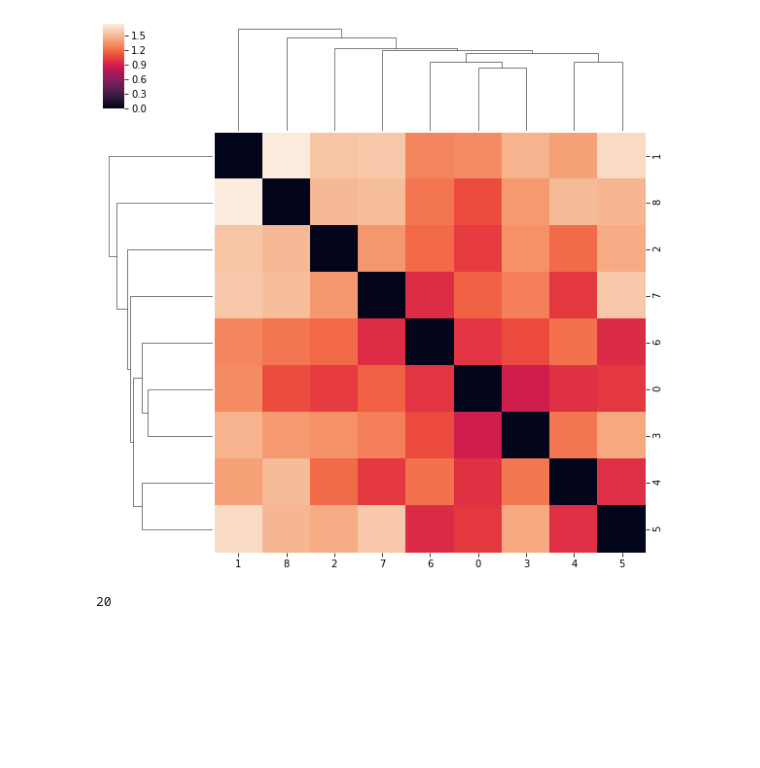
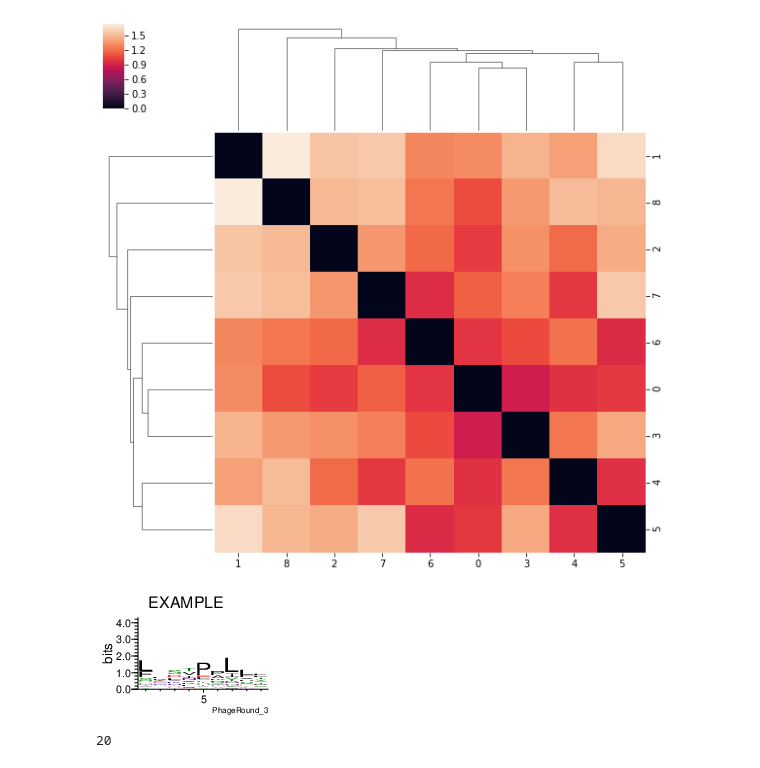
Before and after one commit to ccorbi/NGSkit, a Jupyter notebook: notebooks/1-PWM_basics.ipynb, the cells around one changed output. Drawn from its saved outputs; the diff is of its cells as text; code cells hidden in the pictures; blank space fills up the shorter version.

Commit message:
dd logogeneration to the example

```diff
--- a/notebooks/1-PWM_basics.ipynb
+++ b/notebooks/1-PWM_basics.ipynb
@@ -88,6 +89,11 @@ sns.clustermap(nk.mi_matrix(Pep_DATA).astype(float))
 # %% [output]
 <seaborn.matrix.ClusterGrid at 0x...>
 [figure]
+# %%
+nk.generate_logo(Pep_DATA, filename='pepdata', **{'fineprint':'PhageRound_3', 'title':'EXAMPLE'})
+Image('pepdata.PNG')
+# %% [output]
+[figure, added]
 # %%
 # score target seqeunce with the pwm
 target = 'GLLPPPLPYGGGGLLLEWER'
```
Also changed, not shown: parts of 1 cell of this notebook, 1 other file.
